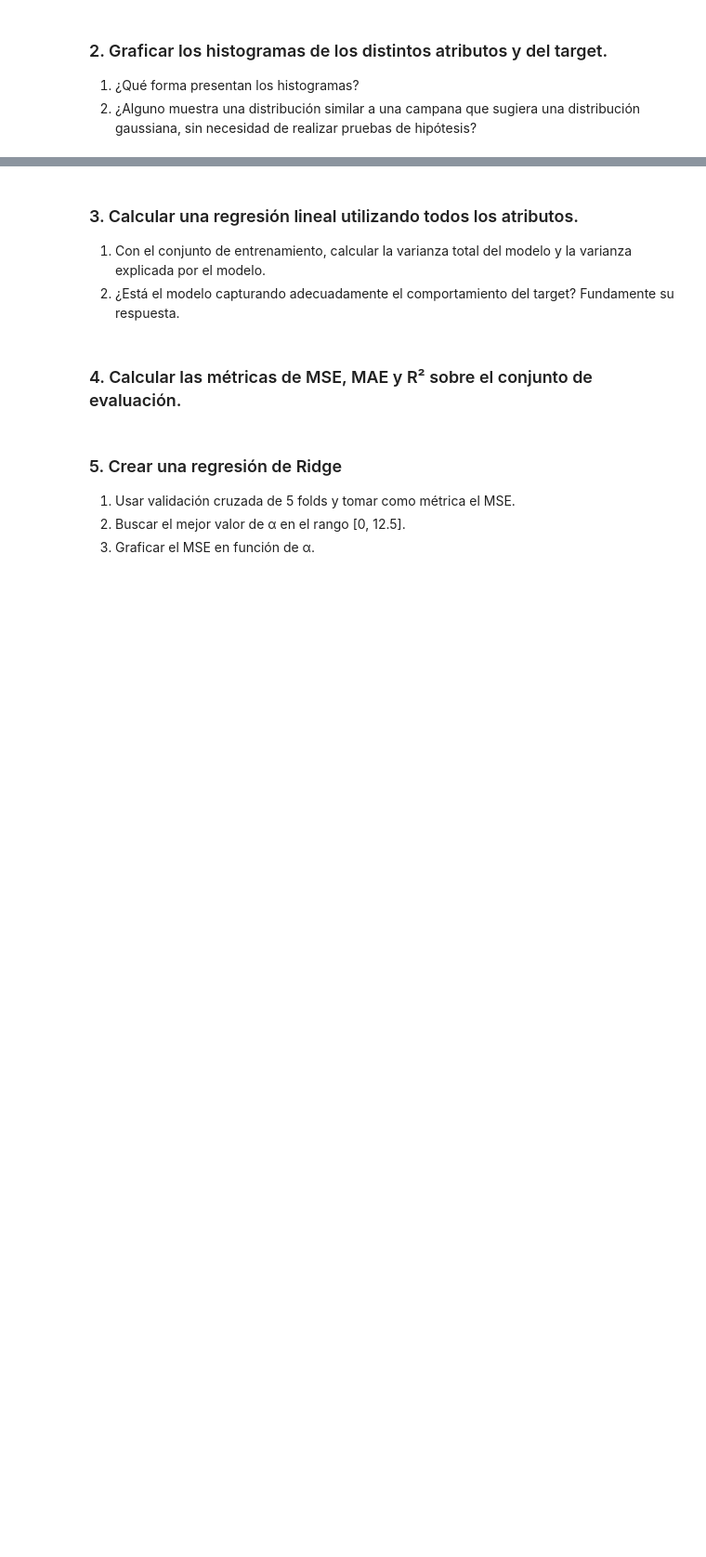
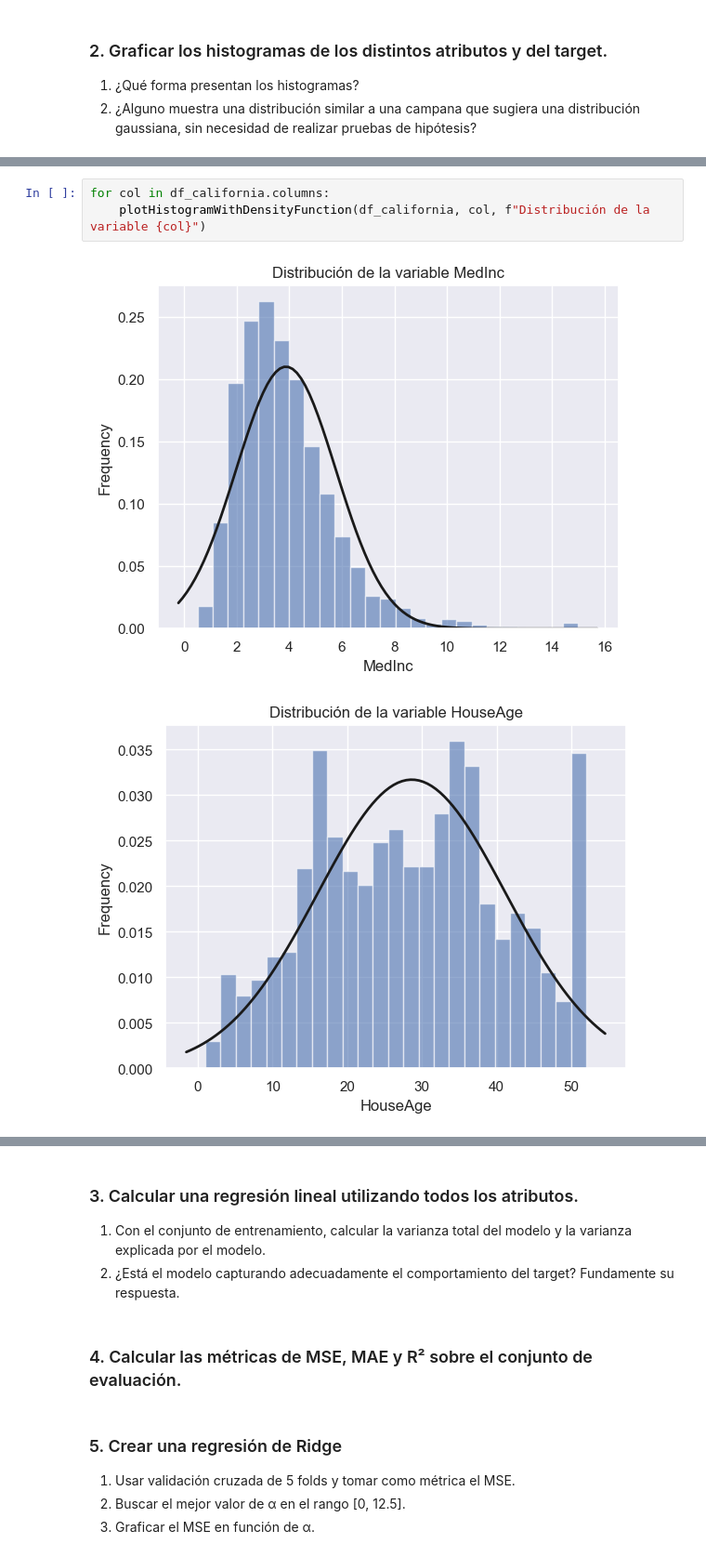
Before and after one commit to gasper-az/intro_ia, a Jupyter notebook: resoluciones_tp/tp_02/resolucion_tp_02.ipynb, the cells around one changed output, grey strips where cells are left out. Shown at 93% size. Drawn from its saved outputs; the diff is of its cells as text; blank space fills up the shorter version.

```diff
--- a/resoluciones_tp/tp_02/resolucion_tp_02.ipynb
+++ b/resoluciones_tp/tp_02/resolucion_tp_02.ipynb
@@ -125,0 +194,6 @@ sns.heatmap(corr, annot=True, mask=mask, square=True, linewidths=.5, cbar_kws={"
+# %%
+for col in df_california.columns:
+    plotHistogramWithDensityFunction(df_california, col, f"Distribución de la variable {col}")
+# %% [output]
+[figure, added]
+[figure, added]
```
Also changed, not shown: parts of 7 cells of this notebook.
